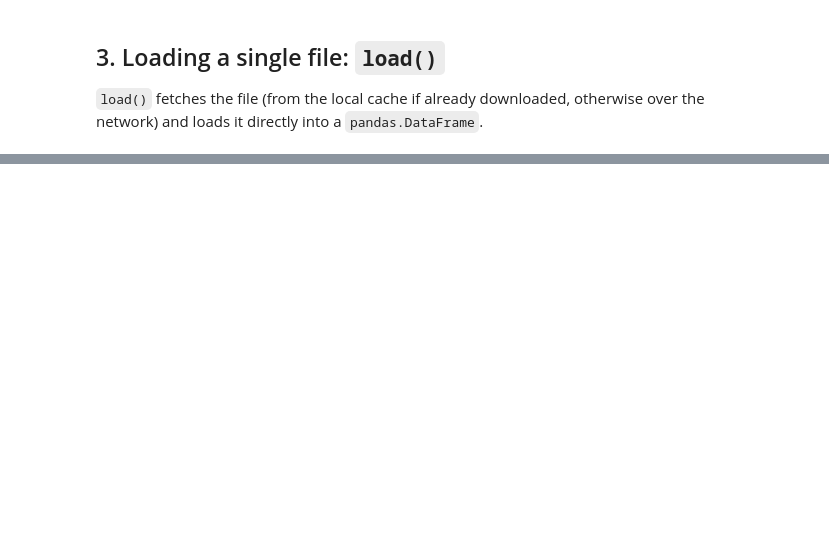
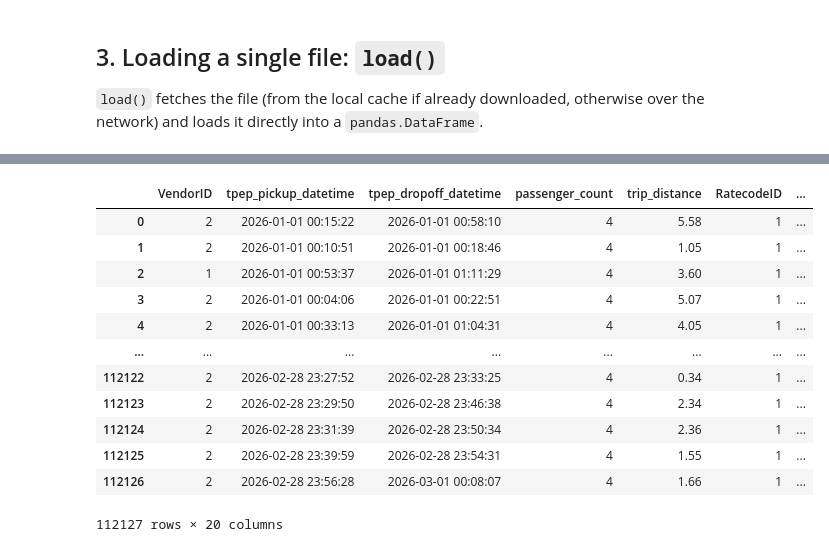
Before and after one commit to VinceCor/vincent-cordola-bthesis-p2p_dataset_federation, a Jupyter notebook: peer-dataset-federation/client/demo.ipynb, the cells around one changed output, grey strips where cells are left out. Cells and saved outputs as stored; diff of their text form; code cells hidden in the pictures; blank space fills up the shorter version.

```diff
--- a/peer-dataset-federation/client/demo.ipynb
+++ b/peer-dataset-federation/client/demo.ipynb
@@ -55,0 +138,17 @@ dataset.files_df(2)
+# %%
+df3 = dataset.filter_passenger(con, 3)
+df3
+# %% [output]
+|  | VendorID | tpep_pickup_datetime | tpep_dropoff_datetime | passenger_count | trip_distance | RatecodeID | ... |
+| 0 | 2 | 2026-01-01 00:15:22 | 2026-01-01 00:58:10 | 4 | 5.58 | 1 | ... |
+| 1 | 2 | 2026-01-01 00:10:51 | 2026-01-01 00:18:46 | 4 | 1.05 | 1 | ... |
+| 2 | 1 | 2026-01-01 00:53:37 | 2026-01-01 01:11:29 | 4 | 3.60 | 1 | ... |
+| 3 | 2 | 2026-01-01 00:04:06 | 2026-01-01 00:22:51 | 4 | 5.07 | 1 | ... |
+| 4 | 2 | 2026-01-01 00:33:13 | 2026-01-01 01:04:31 | 4 | 4.05 | 1 | ... |
+| ... | ... | ... | ... | ... | ... | ... | ... |
+| 112122 | 2 | 2026-02-28 23:27:52 | 2026-02-28 23:33:25 | 4 | 0.34 | 1 | ... |
+| 112123 | 2 | 2026-02-28 23:29:50 | 2026-02-28 23:46:38 | 4 | 2.34 | 1 | ... |
+| 112124 | 2 | 2026-02-28 23:31:39 | 2026-02-28 23:50:34 | 4 | 2.36 | 1 | ... |
+| 112125 | 2 | 2026-02-28 23:39:59 | 2026-02-28 23:54:31 | 4 | 1.55 | 1 | ... |
+| 112126 | 2 | 2026-02-28 23:56:28 | 2026-03-01 00:08:07 | 4 | 1.66 | 1 | ... |
+112127 rows × 20 columns
```
Also changed, not shown: parts of 10 cells of this notebook.
